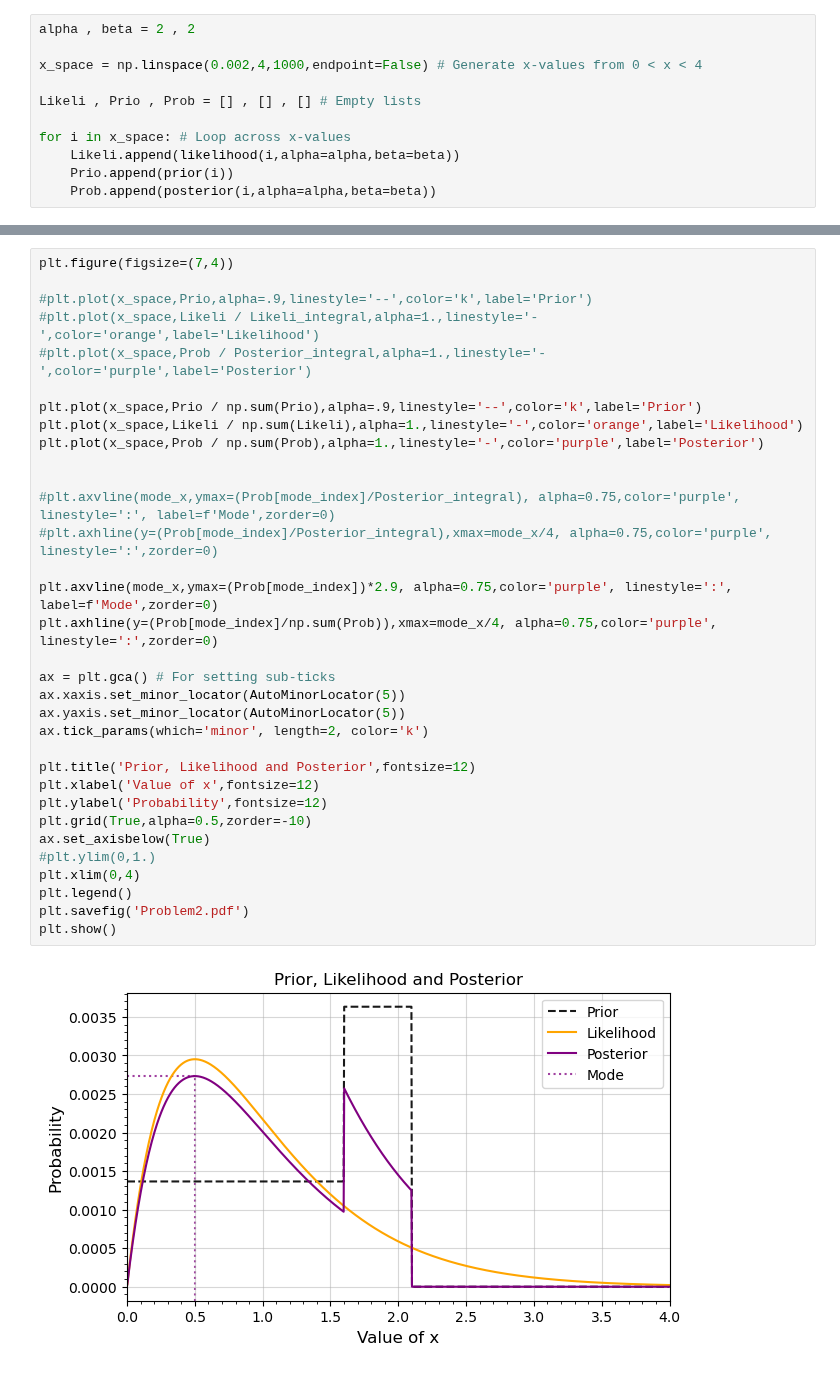
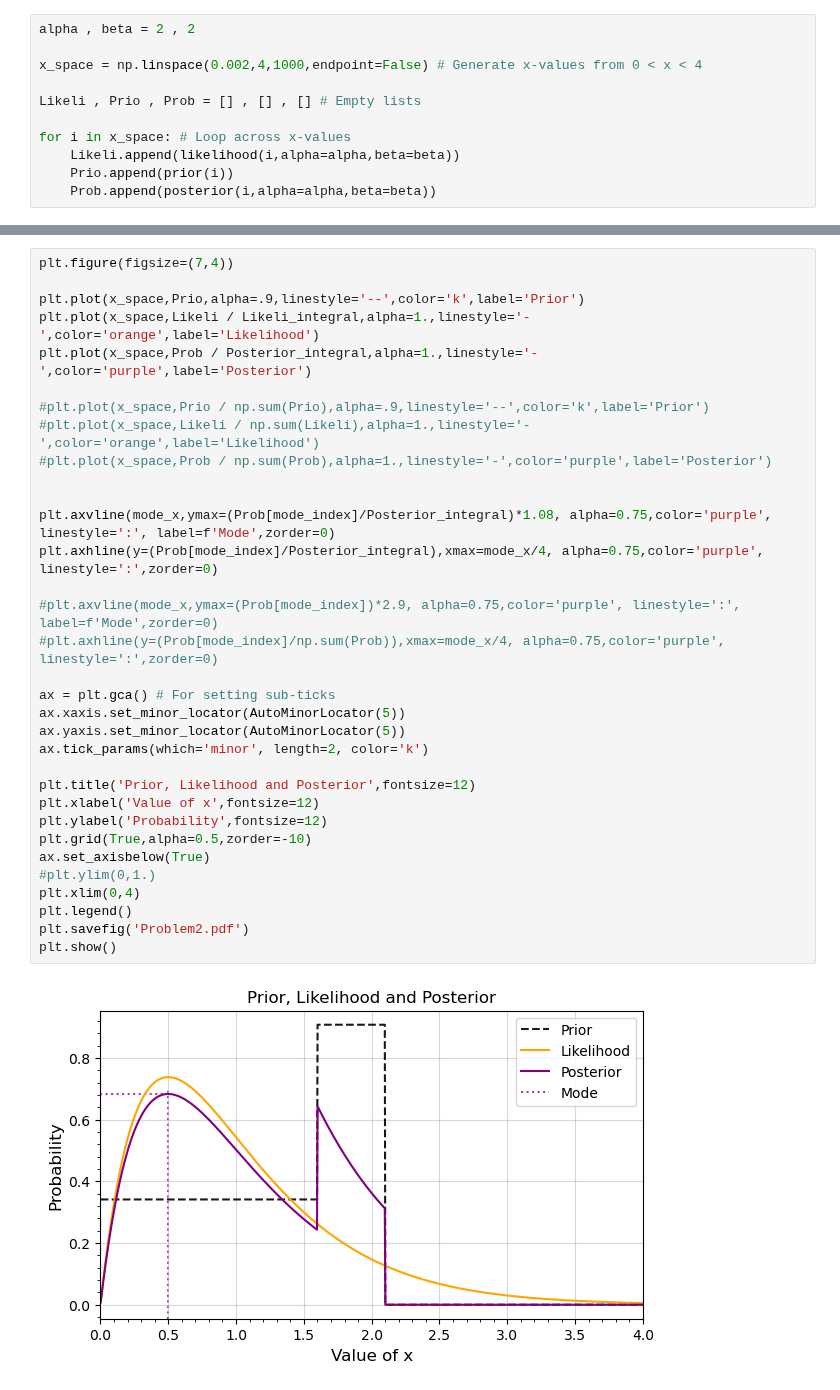
Before and after one commit to Gullaschen/AMAS, a Jupyter notebook: ProblemSet2/Problem_2.ipynb, the cells around one changed output, grey strips where cells are left out. Drawn from its saved outputs; the diff is of its cells as text.

```diff
--- a/ProblemSet2/Problem_2.ipynb
+++ b/ProblemSet2/Problem_2.ipynb
@@ -52,35 +51,35 @@ The mode of the posterior is 0.502 and has a corresponding normalized probabilit
 # %%
 plt.figure(figsize=(7,4))
 
-#plt.plot(x_space,Prio,alpha=.9,linestyle='--',color='k',label='Prior')
-#plt.plot(x_space,Likeli / Likeli_integral,alpha=1.,linestyle='-',color='orange',label='Likelihood')
-#plt.plot(x_space,Prob / Posterior_integral,alpha=1.,linestyle='-',color='purple',label='Posterior')
+plt.plot(x_space,Prio,alpha=.9,linestyle='--',color='k',label='Prior')
+plt.plot(x_space,Likeli / Likeli_integral,alpha=1.,linestyle='-',color='orange',label='Likelihood')
+plt.plot(x_space,Prob / Posterior_integral,alpha=1.,linestyle='-',color='purple',label='Posterior')
 
-plt.plot(x_space,Prio / np.sum(Prio),alpha=.9,linestyle='--',color='k',label='Prior')
-plt.plot(x_space,Likeli / np.sum(Likeli),alpha=1.,linestyle='-',color='orange',label='Likelihood')
-plt.plot(x_space,Prob / np.sum(Prob),alpha=1.,linestyle='-',color='purple',label='Posterior')
+#plt.plot(x_space,Prio / np.sum(Prio),alpha=.9,linestyle='--',color='k',label='Prior')
+#plt.plot(x_space,Likeli / np.sum(Likeli),alpha=1.,linestyle='-',color='orange',label='Likelihood')
+#plt.plot(x_space,Prob / np.sum(Prob),alpha=1.,linestyle='-',color='purple',label='Posterior')
 
 
-#plt.axvline(mode_x,ymax=(Prob[mode_index]/Posterior_integral), alpha=0.75,color='purple', linestyle=':', label=f'Mode',zorder=0)
-#plt.axhline(y=(Prob[mode_index]/Posterior_integral),xmax=mode_x/4, alpha=0.75,color='purple', linestyle=':',zorder=0)
+plt.axvline(mode_x,ymax=(Prob[mode_index]/Posterior_integral)*1.08, alpha=0.75,color='purple', linestyle=':', label=f'Mode',zorder=0)
+plt.axhline(y=(Prob[mode_index]/Posterior_integral),xmax=mode_x/4, alpha=0.75,color='purple', linestyle=':',zorder=0)
 
-plt.axvline(mode_x,ymax=(Prob[mode_index])*2.9, alpha=0.75,color='purple', linestyle=':', label=f'Mode',zorder=0)
-plt.axhline(y=(Prob[mode_index]/np.sum(Prob)),xmax=mode_x/4, alpha=0.75,color='purple', linestyle=':',zorder=0)
+#plt.axvline(mode_x,ymax=(Prob[mode_index])*2.9, alpha=0.75,color='purple', linestyle=':', label=f'Mode',zorder=0)
+#plt.axhline(y=(Prob[mode_index]/np.sum(Prob)),xmax=mode_x/4, alpha=0.75,color='purple', linestyle=':',zorder=0)
 
 ax = plt.gca() # For setting sub-ticks
 ax.xaxis.set_minor_locator(AutoMinorLocator(5))
 ax.yaxis.set_minor_locator(AutoMinorLocator(5))
 ax.tick_params(which='minor', length=2, color='k')
 
 plt.title('Prior, Likelihood and Posterior',fontsize=12)
 plt.xlabel('Value of x',fontsize=12)
 plt.ylabel('Probability',fontsize=12)
 plt.grid(True,alpha=0.5,zorder=-10)
 ax.set_axisbelow(True)
 #plt.ylim(0,1.)
 plt.xlim(0,4)
 plt.legend()
 plt.savefig('Problem2.pdf')
 plt.show()
 # %% [output]
-[figure, old version]
+[figure, new version]
```
Also changed, not shown: parts of 1 cell of this notebook, 6 other files.
